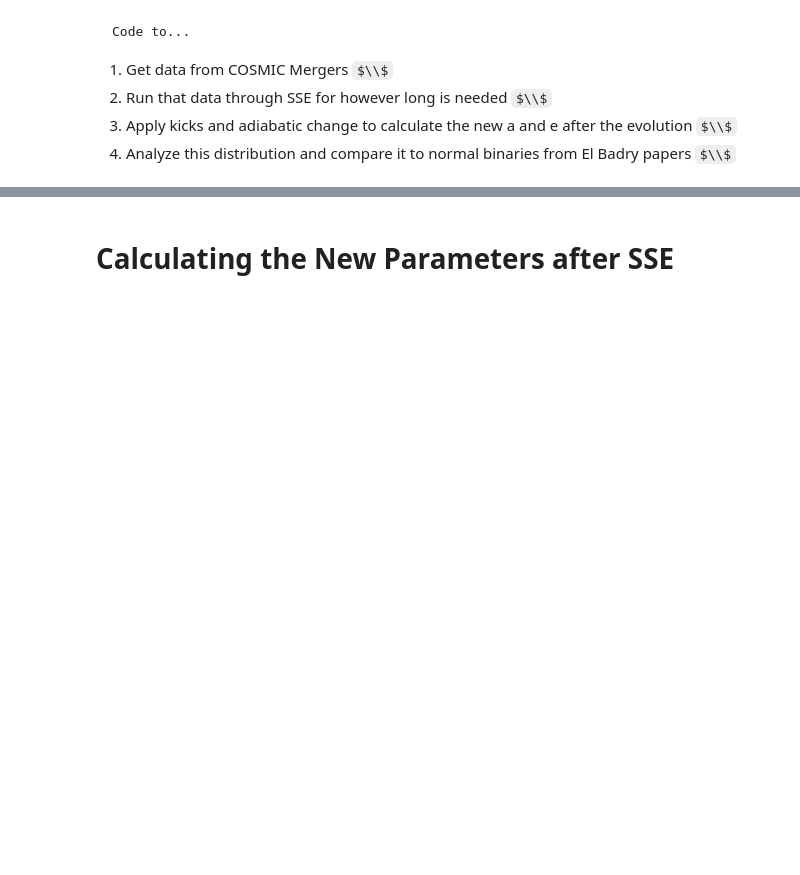
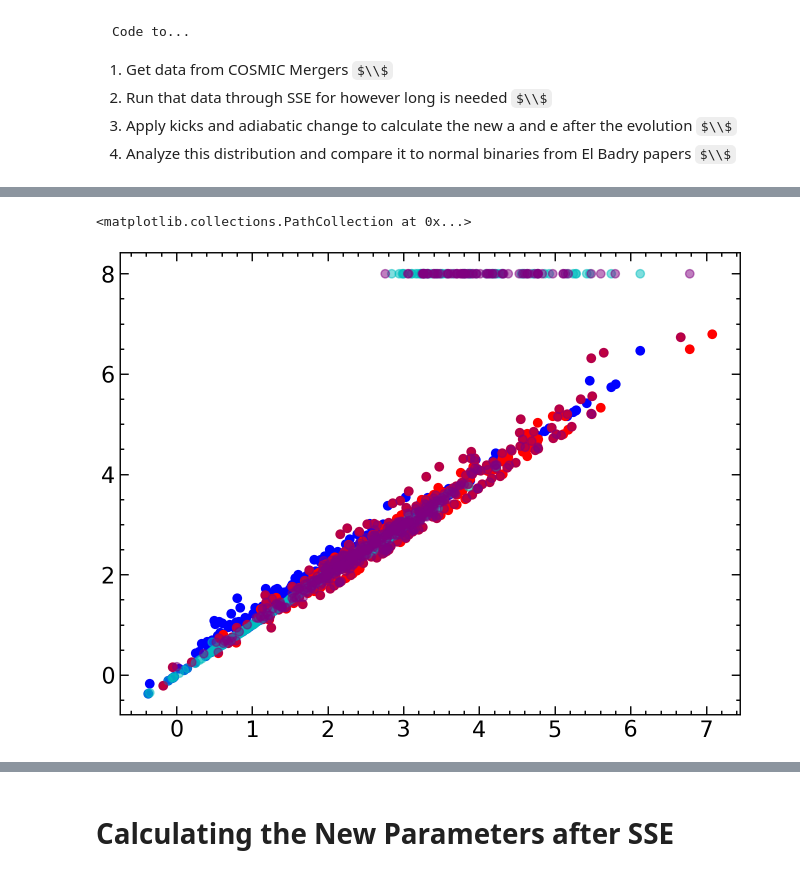
Before and after one commit to cheyanneshariat/OSPE_Scripts, a Jupyter notebook: SSE_Mergers.ipynb, the cells around one changed output, grey strips where cells are left out. Drawn from its saved outputs; the diff is of its cells as text; code cells hidden in the pictures; some formulas as TeX source; blank space fills up the shorter version.

```diff
--- a/SSE_Mergers.ipynb
+++ b/SSE_Mergers.ipynb
@@ -541 +721,10 @@ mergers_df['period_before'] = mergers_df.apply(lambda row: Kepler_3rdLaw_SMA(row
+# %%
+plt.scatter(np.log10(mergers_df1.query("period>0").a_before.astype(float)), np.log10(mergers_df1.query("period>0").a.astype(float)), color='b', alpha = 1.0)
+plt.scatter(np.log10(mergers_df6.query("period>0").a_before.astype(float)), np.log10(mergers_df6.query("period>0").a.astype(float)), color='r', alpha = 1.0)
+
+plt.scatter(np.log10(mergers_df1_kicks.query("period>0").a_before.astype(float)), np.log10(mergers_df1_kicks.query("period>0").a.astype(float)), color = 'c', alpha = 0.5)
+plt.scatter(np.log10(mergers_df6_kicks.query("period>0").a_before.astype(float)), np.log10(mergers_df6_kicks.query("period>0").a.astype(float)), color = 'purple', alpha = 0.5)
+# %% [output]
+<matplotlib.collections.PathCollection at 0x...>
+[figure, added]
 # %%
```
Also changed, not shown: parts of 26 cells of this notebook, 2 other files.
